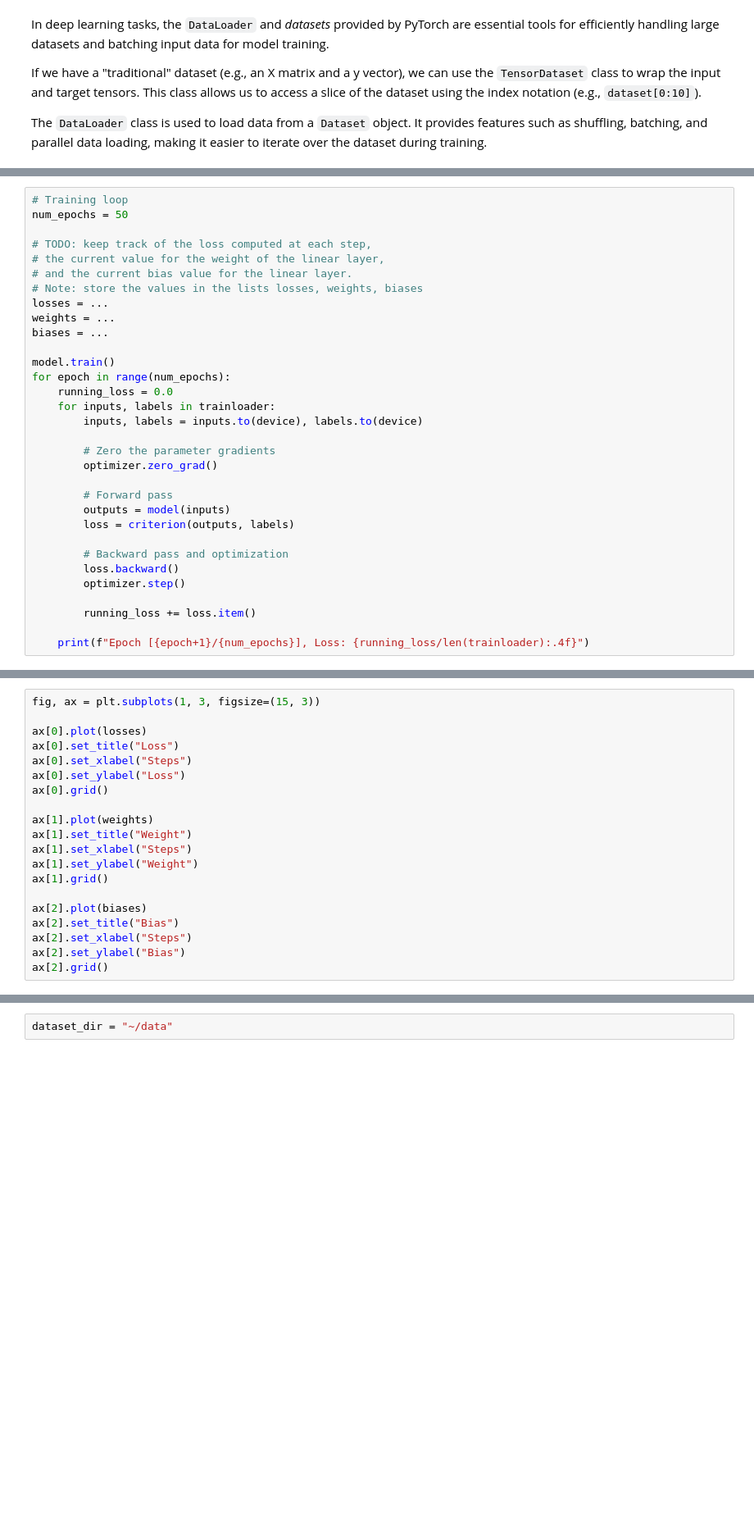
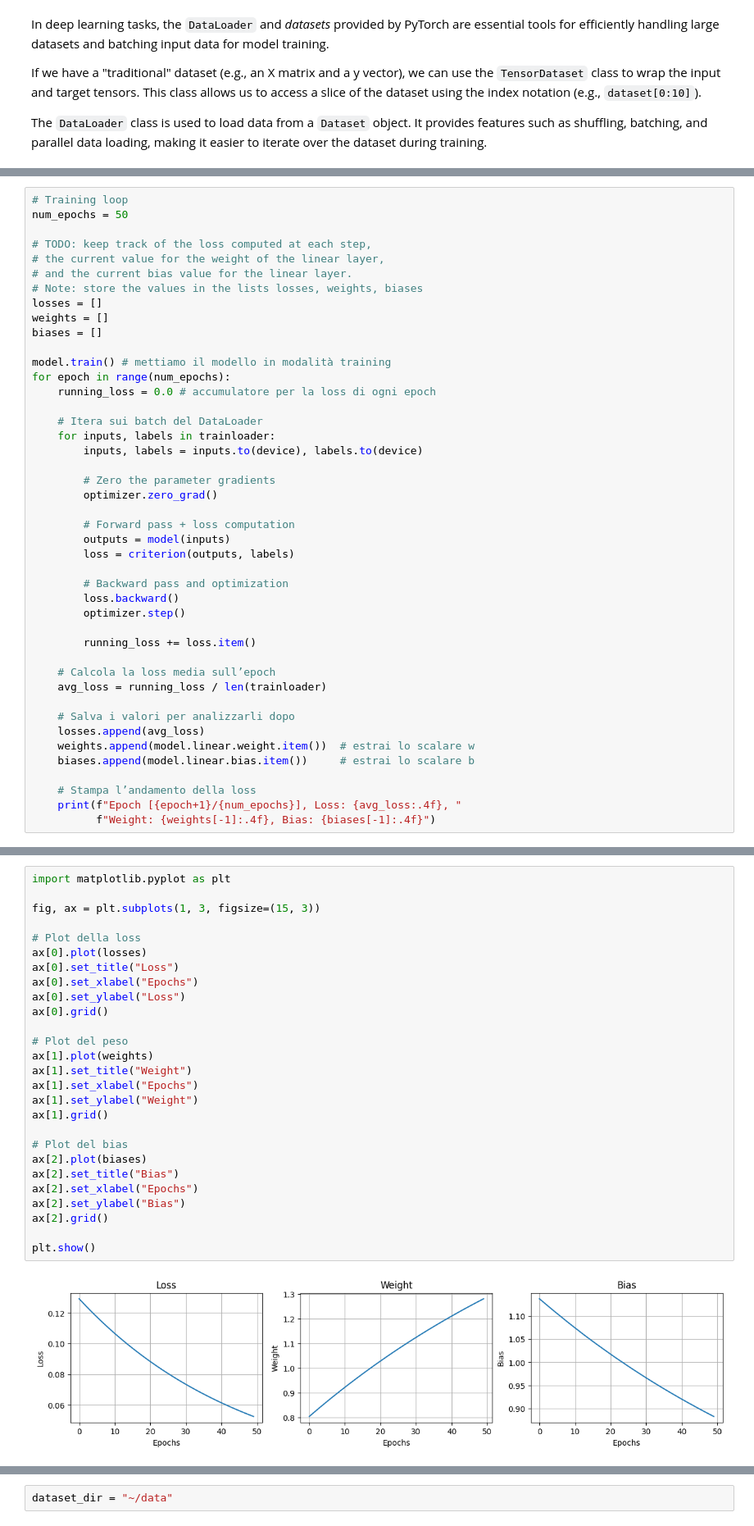
Before and after one commit to IvanNece/LLM_Labs, a Jupyter notebook: lab01/text.ipynb, the cells around one changed output, grey strips where cells are left out. Shown at 82% size. Drawn from its saved outputs; the diff is of its cells as text; blank space fills up the shorter version.

```diff
--- a/lab01/text.ipynb
+++ b/lab01/text.ipynb
@@ -242,20 +256,22 @@ num_epochs = 50
 # the current value for the weight of the linear layer,
 # and the current bias value for the linear layer.
 # Note: store the values in the lists losses, weights, biases
-losses = ...
-weights = ...
-biases = ...
+losses = []
+weights = []
+biases = []
 
-model.train()
+model.train() # mettiamo il modello in modalità training
 for epoch in range(num_epochs):
-    running_loss = 0.0
+    running_loss = 0.0 # accumulatore per la loss di ogni epoch
+
+    # Itera sui batch del DataLoader
     for inputs, labels in trainloader:
         inputs, labels = inputs.to(device), labels.to(device)
 
         # Zero the parameter gradients
         optimizer.zero_grad()
 
-        # Forward pass
+        # Forward pass + loss computation
         outputs = model(inputs)
         loss = criterion(outputs, labels)
 
@@ -265,4 +281,14 @@ for epoch in range(num_epochs):
 
         running_loss += loss.item()
 
-    print(f"Epoch [{epoch+1}/{num_epochs}], Loss: {running_loss/len(trainloader):.4f}")
+    # Calcola la loss media sull’epoch
+    avg_loss = running_loss / len(trainloader)
+
+    # Salva i valori per analizzarli dopo
+    losses.append(avg_loss)
+    weights.append(model.linear.weight.item())  # estrai lo scalare w
+    biases.append(model.linear.bias.item())     # estrai lo scalare b
+
+    # Stampa l’andamento della loss
+    print(f"Epoch [{epoch+1}/{num_epochs}], Loss: {avg_loss:.4f}, "
+          f"Weight: {weights[-1]:.4f}, Bias: {biases[-1]:.4f}")
@@ -269,21 +313,30 @@ for epoch in range(num_epochs):
 # %%
+import matplotlib.pyplot as plt
+
 fig, ax = plt.subplots(1, 3, figsize=(15, 3))
 
+# Plot della loss
 ax[0].plot(losses)
 ax[0].set_title("Loss")
-ax[0].set_xlabel("Steps")
+ax[0].set_xlabel("Epochs")
 ax[0].set_ylabel("Loss")
 ax[0].grid()
 
+# Plot del peso
 ax[1].plot(weights)
 ax[1].set_title("Weight")
-ax[1].set_xlabel("Steps")
+ax[1].set_xlabel("Epochs")
 ax[1].set_ylabel("Weight")
 ax[1].grid()
 
+# Plot del bias
 ax[2].plot(biases)
 ax[2].set_title("Bias")
-ax[2].set_xlabel("Steps")
+ax[2].set_xlabel("Epochs")
 ax[2].set_ylabel("Bias")
 ax[2].grid()
+
+plt.show()
+# %% [output]
+[figure, added]
 # %%
```
Also changed, not shown: parts of 8 cells of this notebook.
